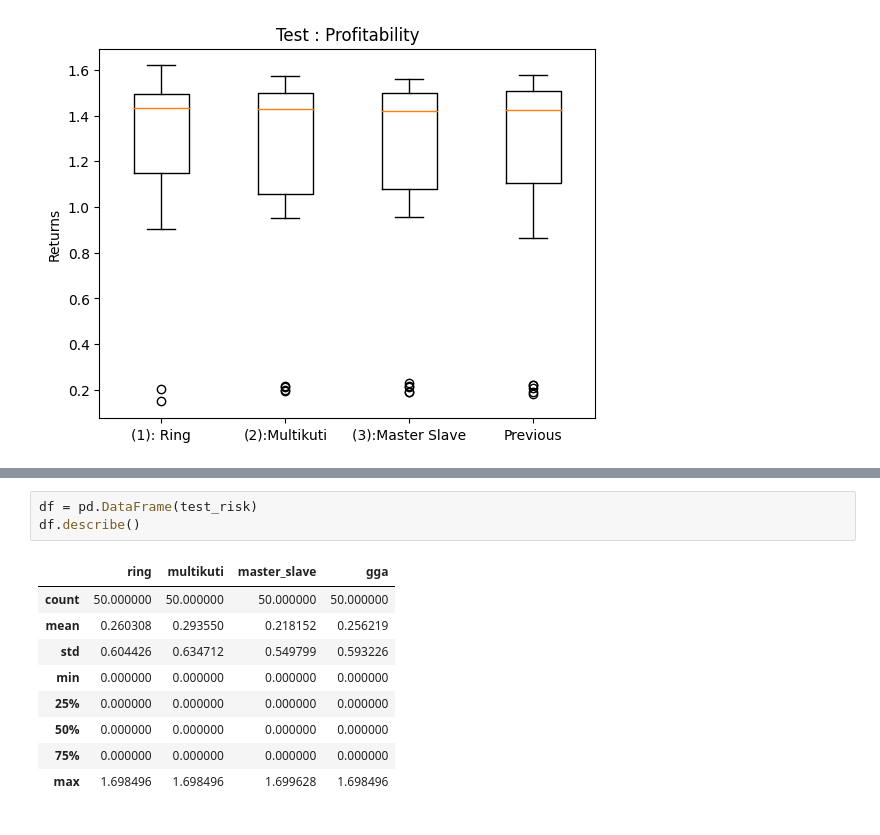
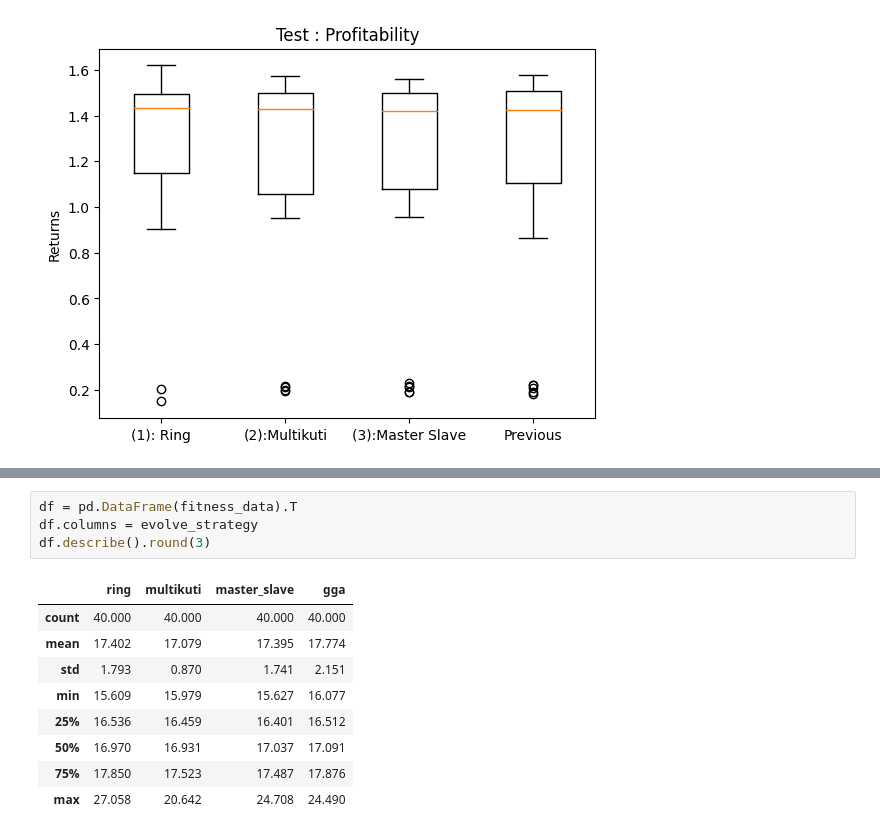
Before and after one commit to Chideme/island_genetic_algrorithm, a Jupyter notebook: uptrend.ipynb, the cells around one changed output, grey strips where cells are left out. Saved outputs shown, nothing was run; the diff lists cells and outputs as text.

```diff
--- a/uptrend.ipynb
+++ b/uptrend.ipynb
@@ -250,13 +396,14 @@ Generation 14: Best fitness = 13.898393922286992  Average Fitness = 10.769716868
 # %%
-df = pd.DataFrame(test_risk)
-df.describe()
+df = pd.DataFrame(fitness_data).T
+df.columns = evolve_strategy
+df.describe().round(3)
 # %% [output]
 |  | ring | multikuti | master_slave | gga |
-| count | 50.000000 | 50.000000 | 50.000000 | 50.000000 |
-| mean | 0.260308 | 0.293550 | 0.218152 | 0.256219 |
-| std | 0.604426 | 0.634712 | 0.549799 | 0.593226 |
-| min | 0.000000 | 0.000000 | 0.000000 | 0.000000 |
-| 25% | 0.000000 | 0.000000 | 0.000000 | 0.000000 |
-| 50% | 0.000000 | 0.000000 | 0.000000 | 0.000000 |
-| 75% | 0.000000 | 0.000000 | 0.000000 | 0.000000 |
-| max | 1.698496 | 1.698496 | 1.699628 | 1.698496 |
+| count | 40.000 | 40.000 | 40.000 | 40.000 |
+| mean | 17.402 | 17.079 | 17.395 | 17.774 |
+| std | 1.793 | 0.870 | 1.741 | 2.151 |
+| min | 15.609 | 15.979 | 15.627 | 16.077 |
+| 25% | 16.536 | 16.459 | 16.401 | 16.512 |
+| 50% | 16.970 | 16.931 | 17.037 | 17.091 |
+| 75% | 17.850 | 17.523 | 17.487 | 17.876 |
+| max | 27.058 | 20.642 | 24.708 | 24.490 |
```
Also changed, not shown: parts of 2 cells of this notebook, 6 other files.
